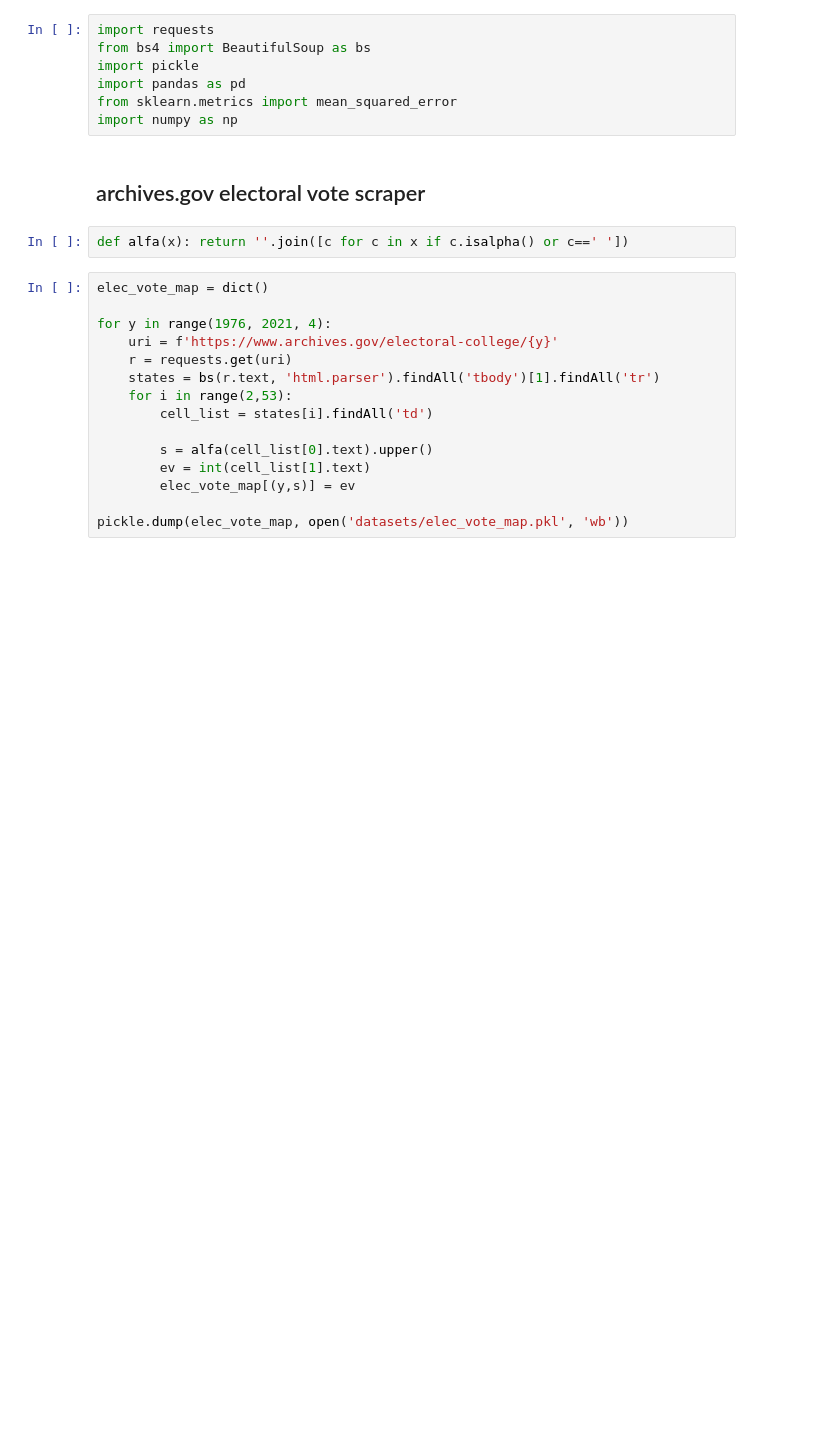
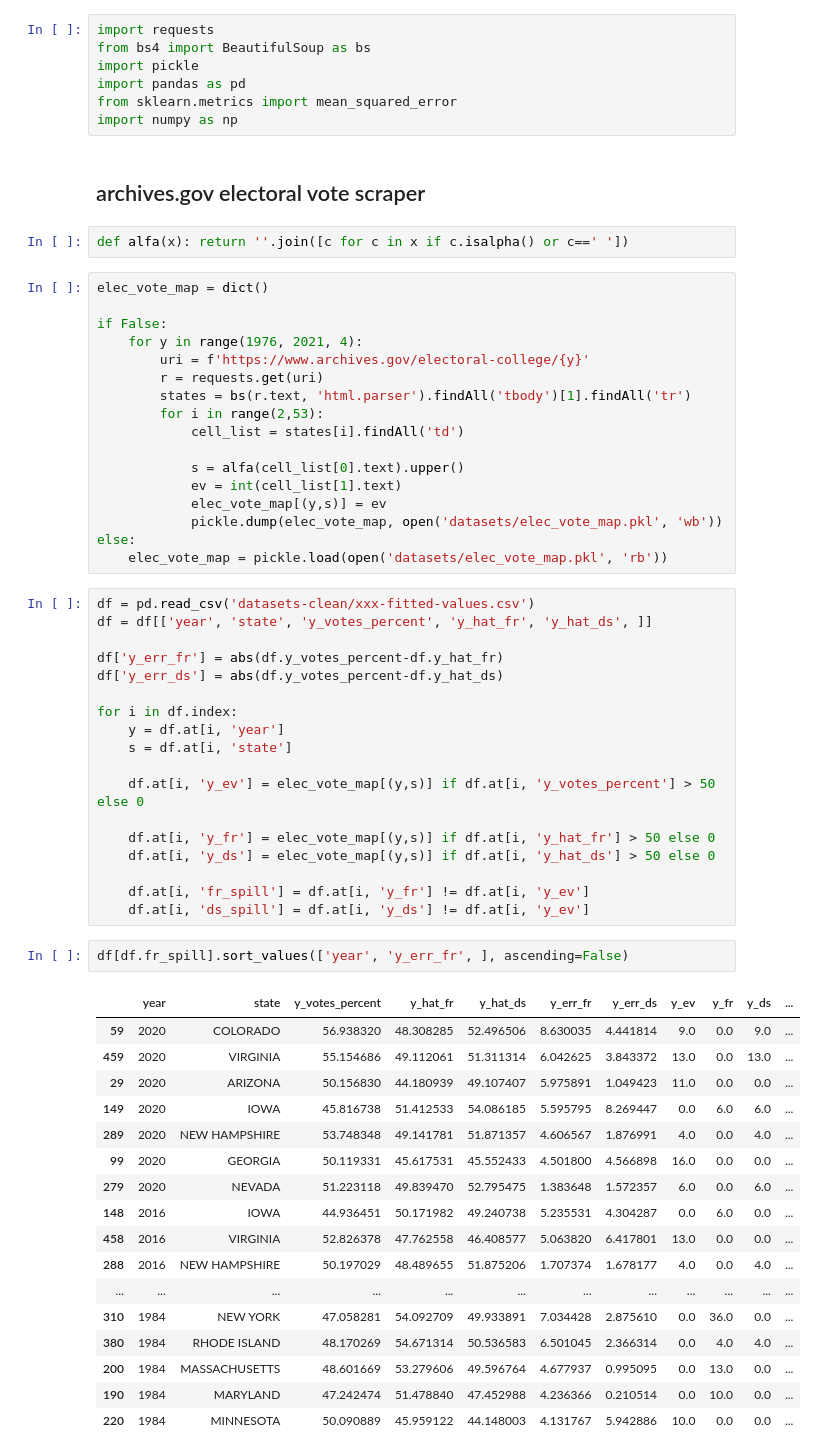
Before and after one commit to ranieri-unimi/bastianin-2022, a Jupyter notebook: electoral-ass.ipynb, the cells around one changed output. Saved outputs shown, nothing was run; the diff lists cells and outputs as text; blank space fills up the shorter version.

Commit message:
ds + fitted

```diff
--- a/electoral-ass.ipynb
+++ b/electoral-ass.ipynb
@@ -12,15 +12,55 @@ def alfa(x): return ''.join([c for c in x if c.isalpha() or c==' '])
 # %%
 elec_vote_map = dict()
 
-for y in range(1976, 2021, 4):
-    uri = f'https://www.archives.gov/electoral-college/{y}'
-    r = requests.get(uri)
-    states = bs(r.text, 'html.parser').findAll('tbody')[1].findAll('tr')
-    for i in range(2,53):
-        cell_list = states[i].findAll('td')
+if False:
+    for y in range(1976, 2021, 4):
+        uri = f'https://www.archives.gov/electoral-college/{y}'
+        r = requests.get(uri)
+        states = bs(r.text, 'html.parser').findAll('tbody')[1].findAll('tr')
+        for i in range(2,53):
+            cell_list = states[i].findAll('td')
 
-        s = alfa(cell_list[0].text).upper()
-        ev = int(cell_list[1].text)
-        elec_vote_map[(y,s)] = ev
-
-pickle.dump(elec_vote_map, open('datasets/elec_vote_map.pkl', 'wb'))
+            s = alfa(cell_list[0].text).upper()
+            ev = int(cell_list[1].text)
+            elec_vote_map[(y,s)] = ev
+            pickle.dump(elec_vote_map, open('datasets/elec_vote_map.pkl', 'wb'))
+else:
+    elec_vote_map = pickle.load(open('datasets/elec_vote_map.pkl', 'rb'))
+# %%
+df = pd.read_csv('datasets-clean/xxx-fitted-values.csv')
+df = df[['year', 'state', 'y_votes_percent', 'y_hat_fr', 'y_hat_ds', ]]
+
+df['y_err_fr'] = abs(df.y_votes_percent-df.y_hat_fr)
+df['y_err_ds'] = abs(df.y_votes_percent-df.y_hat_ds)
+
+for i in df.index:
+    y = df.at[i, 'year']
+    s = df.at[i, 'state']
+
+    df.at[i, 'y_ev'] = elec_vote_map[(y,s)] if df.at[i, 'y_votes_percent'] > 50 else 0
+
+    df.at[i, 'y_fr'] = elec_vote_map[(y,s)] if df.at[i, 'y_hat_fr'] > 50 else 0
+    df.at[i, 'y_ds'] = elec_vote_map[(y,s)] if df.at[i, 'y_hat_ds'] > 50 else 0
+
+    df.at[i, 'fr_spill'] = df.at[i, 'y_fr'] != df.at[i, 'y_ev']
+    df.at[i, 'ds_spill'] = df.at[i, 'y_ds'] != df.at[i, 'y_ev']
+# %%
+df[df.fr_spill].sort_values(['year', 'y_err_fr', ], ascending=False)
+# %% [output]
+|  | year | state | y_votes_percent | y_hat_fr | y_hat_ds | y_err_fr | y_err_ds | y_ev | y_fr | y_ds | ... |
+| 59 | 2020 | COLORADO | 56.938320 | 48.308285 | 52.496506 | 8.630035 | 4.441814 | 9.0 | 0.0 | 9.0 | ... |
+| 459 | 2020 | VIRGINIA | 55.154686 | 49.112061 | 51.311314 | 6.042625 | 3.843372 | 13.0 | 0.0 | 13.0 | ... |
+| 29 | 2020 | ARIZONA | 50.156830 | 44.180939 | 49.107407 | 5.975891 | 1.049423 | 11.0 | 0.0 | 0.0 | ... |
+| 149 | 2020 | IOWA | 45.816738 | 51.412533 | 54.086185 | 5.595795 | 8.269447 | 0.0 | 6.0 | 6.0 | ... |
+| 289 | 2020 | NEW HAMPSHIRE | 53.748348 | 49.141781 | 51.871357 | 4.606567 | 1.876991 | 4.0 | 0.0 | 4.0 | ... |
+| 99 | 2020 | GEORGIA | 50.119331 | 45.617531 | 45.552433 | 4.501800 | 4.566898 | 16.0 | 0.0 | 0.0 | ... |
+| 279 | 2020 | NEVADA | 51.223118 | 49.839470 | 52.795475 | 1.383648 | 1.572357 | 6.0 | 0.0 | 6.0 | ... |
+| 148 | 2016 | IOWA | 44.936451 | 50.171982 | 49.240738 | 5.235531 | 4.304287 | 0.0 | 6.0 | 0.0 | ... |
+| 458 | 2016 | VIRGINIA | 52.826378 | 47.762558 | 46.408577 | 5.063820 | 6.417801 | 13.0 | 0.0 | 0.0 | ... |
+| 288 | 2016 | NEW HAMPSHIRE | 50.197029 | 48.489655 | 51.875206 | 1.707374 | 1.678177 | 4.0 | 0.0 | 4.0 | ... |
+| ... | ... | ... | ... | ... | ... | ... | ... | ... | ... | ... | ... |
+| 310 | 1984 | NEW YORK | 47.058281 | 54.092709 | 49.933891 | 7.034428 | 2.875610 | 0.0 | 36.0 | 0.0 | ... |
+| 380 | 1984 | RHODE ISLAND | 48.170269 | 54.671314 | 50.536583 | 6.501045 | 2.366314 | 0.0 | 4.0 | 4.0 | ... |
+| 200 | 1984 | MASSACHUSETTS | 48.601669 | 53.279606 | 49.596764 | 4.677937 | 0.995095 | 0.0 | 13.0 | 0.0 | ... |
+| 190 | 1984 | MARYLAND | 47.242474 | 51.478840 | 47.452988 | 4.236366 | 0.210514 | 0.0 | 10.0 | 0.0 | ... |
+| 220 | 1984 | MINNESOTA | 50.090889 | 45.959122 | 44.148003 | 4.131767 | 5.942886 | 10.0 | 0.0 | 0.0 | ... |
```
Also changed, not shown: parts of 5 cells of this notebook, 3 other files.
